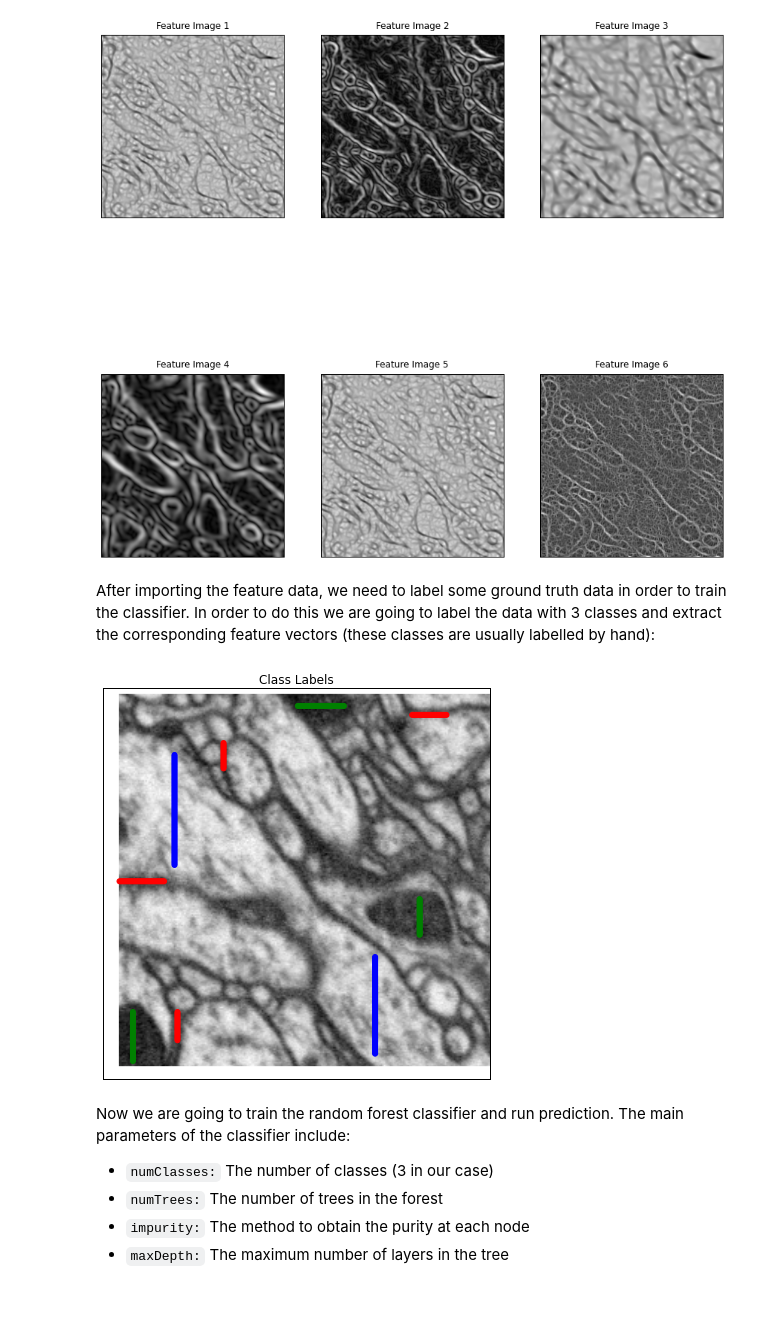
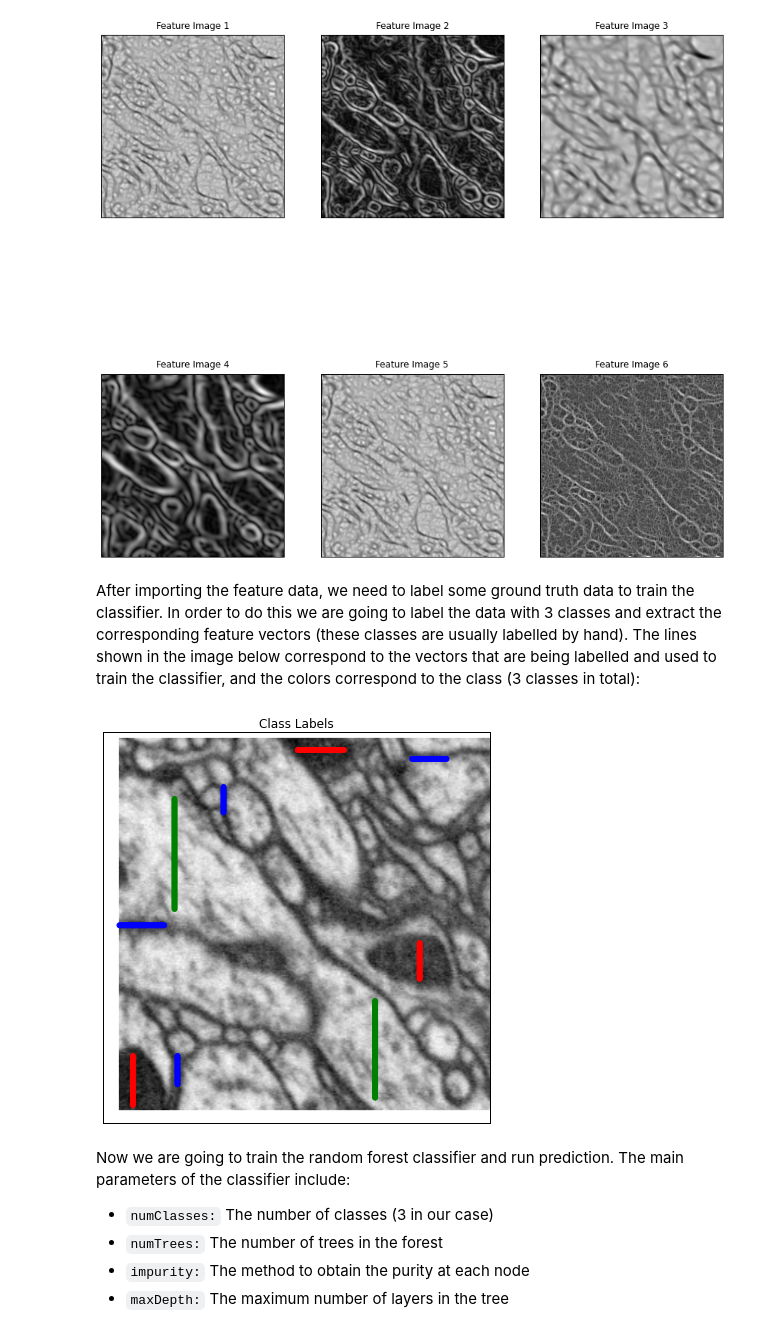
Before and after one commit to JaimeIvanCervantes/ProgrammingPuzzlesExamplesTests, a Jupyter notebook: notebooks/PysparkMLLibRandomForest.ipynb, the cells around one changed output. Drawn from its saved outputs; the diff is of its cells as text; code cells hidden in the pictures; blank space fills up the shorter version.

Commit message:
Ran tests with RF classifier

```diff
--- a/notebooks/PysparkMLLibRandomForest.ipynb
+++ b/notebooks/PysparkMLLibRandomForest.ipynb
@@ -169,7 +169,7 @@ config.set_size_inches(15,15)
 # %% [output]
 [figure]
 # %% [markdown]
-After importing the feature data, we need to label some ground truth data in order to train the classifier. In order to do this we are going to label the data with 3 classes and extract the corresponding feature vectors (these classes are usually labelled by hand):
+After importing the feature data, we need to label some ground truth data to train the classifier. In order to do this we are going to label the data with 3 classes and extract the corresponding feature vectors (these classes are usually labelled by hand). The lines shown in the image below correspond to the vectors that are being labelled and used to train the classifier, and the colors correspond to the class (3 classes in total):
 # %%
 # Load the training data
 trainingData = []
@@ -214,7 +214,7 @@ for i in range(197,221):
     class0x.append(x)
     class0y.append(y)
 
-pylab.scatter(class0x, class0y, color='r')
+pylab.scatter(class0x, class0y, color='b')
 
 # Class 1
 for i in range(40,115):
@@ -231,7 +231,7 @@ for i in range(176,242):
     class1x.append(x)
     class1y.append(y)
 
-pylab.scatter(class1x, class1y, color='b')
+pylab.scatter(class1x, class1y, color='g')
 
 # Class 2
 for i in range(213,247):
@@ -240,35 +240,35 @@ for i in range(213,247):
     trainingData.append(LabeledPoint(2,features[x,y,:]))
     class2x.append(x)
     class2y.append(y)
 
 for i in range(137,162):
     x = 202
     y = i
     trainingData.append(LabeledPoint(2,features[x,y,:]))
     class2x.append(x)
     class2y.append(y)
 
 for i in range(120,152):
     x = i
     y = 7
     trainingData.append(LabeledPoint(2,features[x,y,:]))
     class2x.append(x)
     class2y.append(y)
 
-pylab.scatter(class2x, class2y, color='g')
+pylab.scatter(class2x, class2y, color='r')
 
 pylab.title('Class Labels')
 
 # Hide ticks
 frame = pylab.gca()
 frame.axes.get_xaxis().set_ticks([])
 frame.axes.get_yaxis().set_ticks([])
 
 # Set size
 config = pylab.gcf()
 config.set_size_inches(7,7)
 # %% [output]
-[figure, old version]
+[figure, new version]
 # %% [markdown]
 Now we are going to train the random forest classifier and run prediction. The main parameters of the classifier include:
 
```
Also changed, not shown: parts of 3 cells of this notebook.
